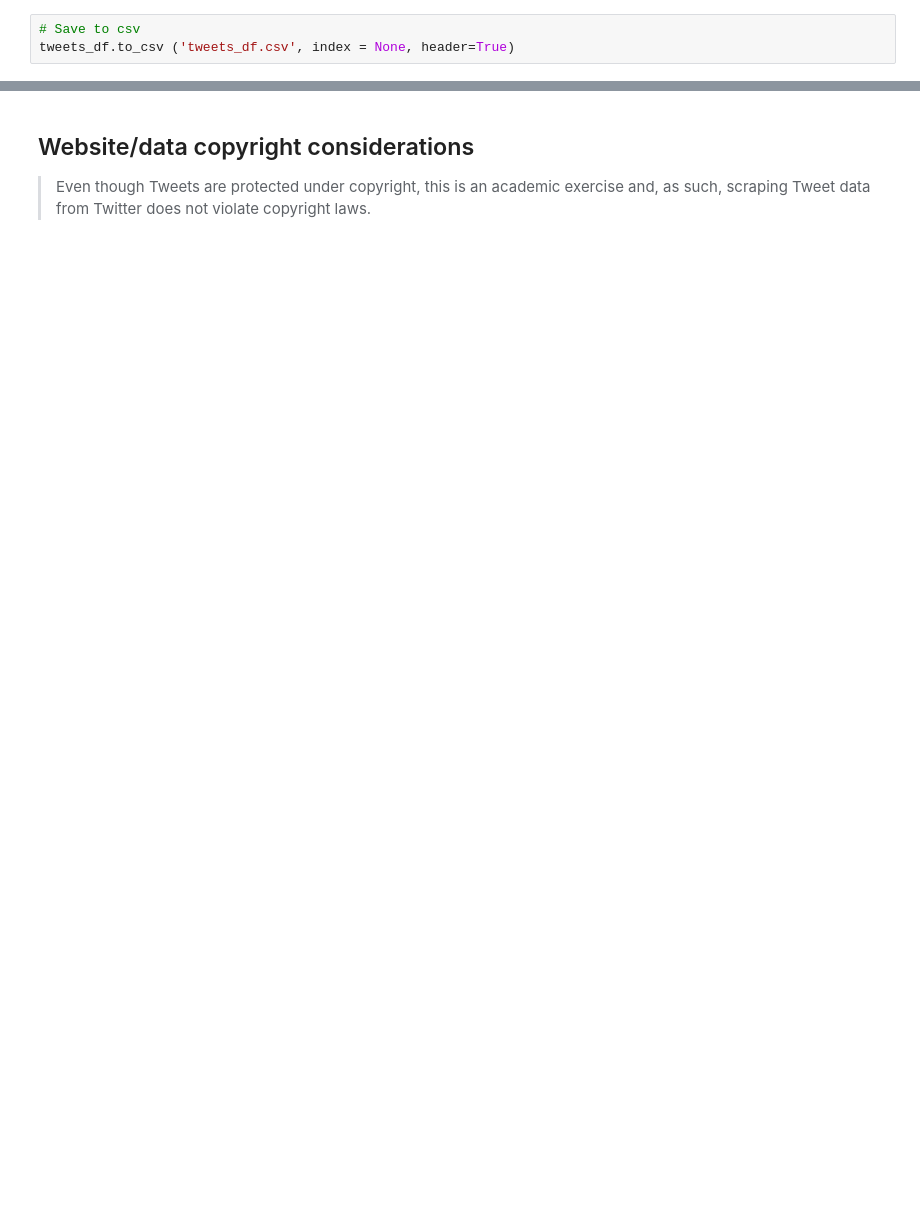
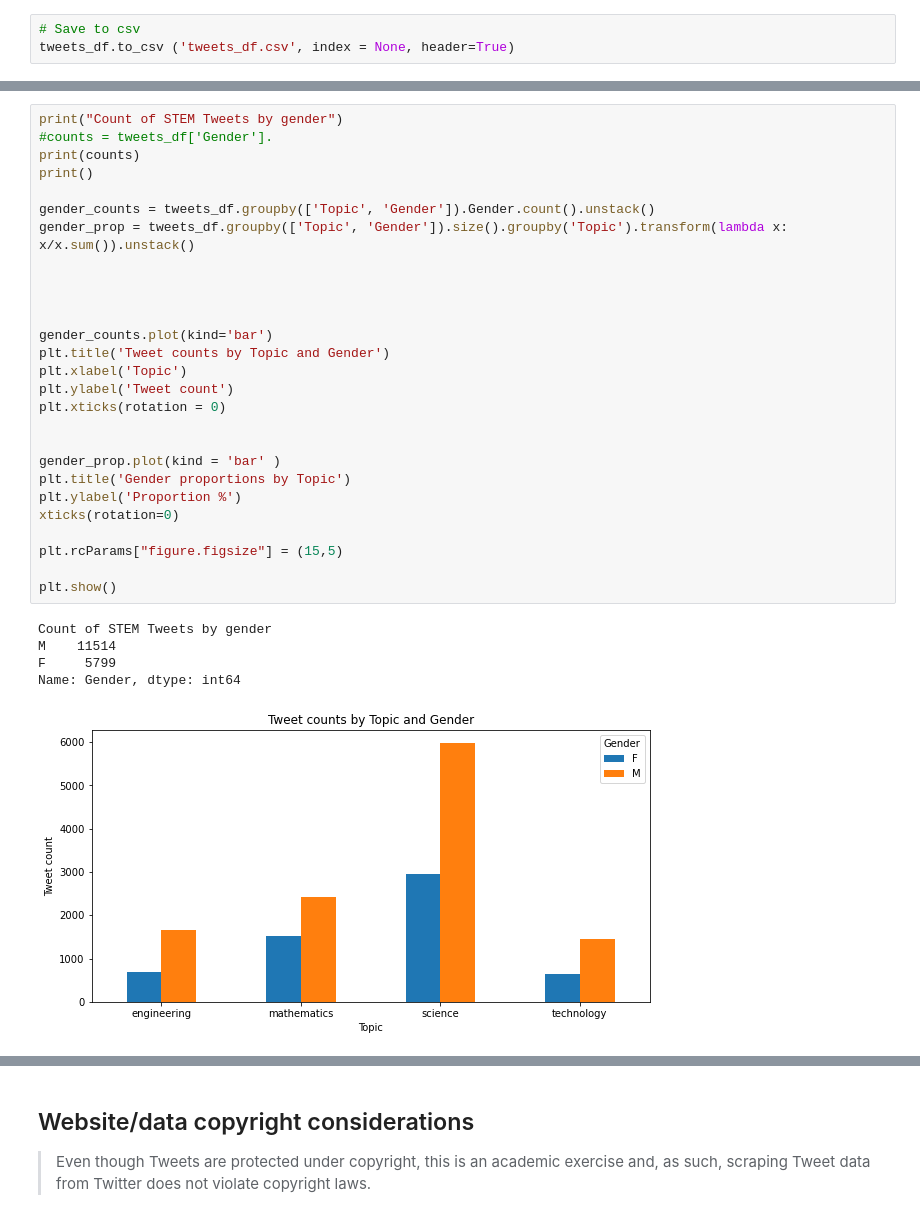
Before and after one commit to lauravodden/Gender-Bias-in-Machine-Learning, a Jupyter notebook: MA5851_A3_Twitter_Scrape.ipynb, the cells around one changed output, grey strips where cells are left out. Saved outputs shown, nothing was run; the diff lists cells and outputs as text; blank space fills up the shorter version.

```diff
--- a/MA5851_A3_Twitter_Scrape.ipynb
+++ b/MA5851_A3_Twitter_Scrape.ipynb
@@ -332,0 +334,33 @@ plt.show()
+# %%
+print("Count of STEM Tweets by gender")
+#counts = tweets_df['Gender'].
+print(counts)
+print()
+
+gender_counts = tweets_df.groupby(['Topic', 'Gender']).Gender.count().unstack()
+gender_prop = tweets_df.groupby(['Topic', 'Gender']).size().groupby('Topic').transform(lambda x: x/x.sum()).unstack()
+
+
+
+
+gender_counts.plot(kind='bar')
+plt.title('Tweet counts by Topic and Gender')
+plt.xlabel('Topic')
+plt.ylabel('Tweet count')
+plt.xticks(rotation = 0)
+
+
+gender_prop.plot(kind = 'bar' )
+plt.title('Gender proportions by Topic')
+plt.ylabel('Proportion %')
+xticks(rotation=0)
+
+plt.rcParams["figure.figsize"] = (15,5)
+
+plt.show()
+# %% [output]
+Count of STEM Tweets by gender
+M    11514
+F     5799
+Name: Gender, dtype: int64
+[figure, added]
```
Also changed, not shown: parts of 21 cells of this notebook.
